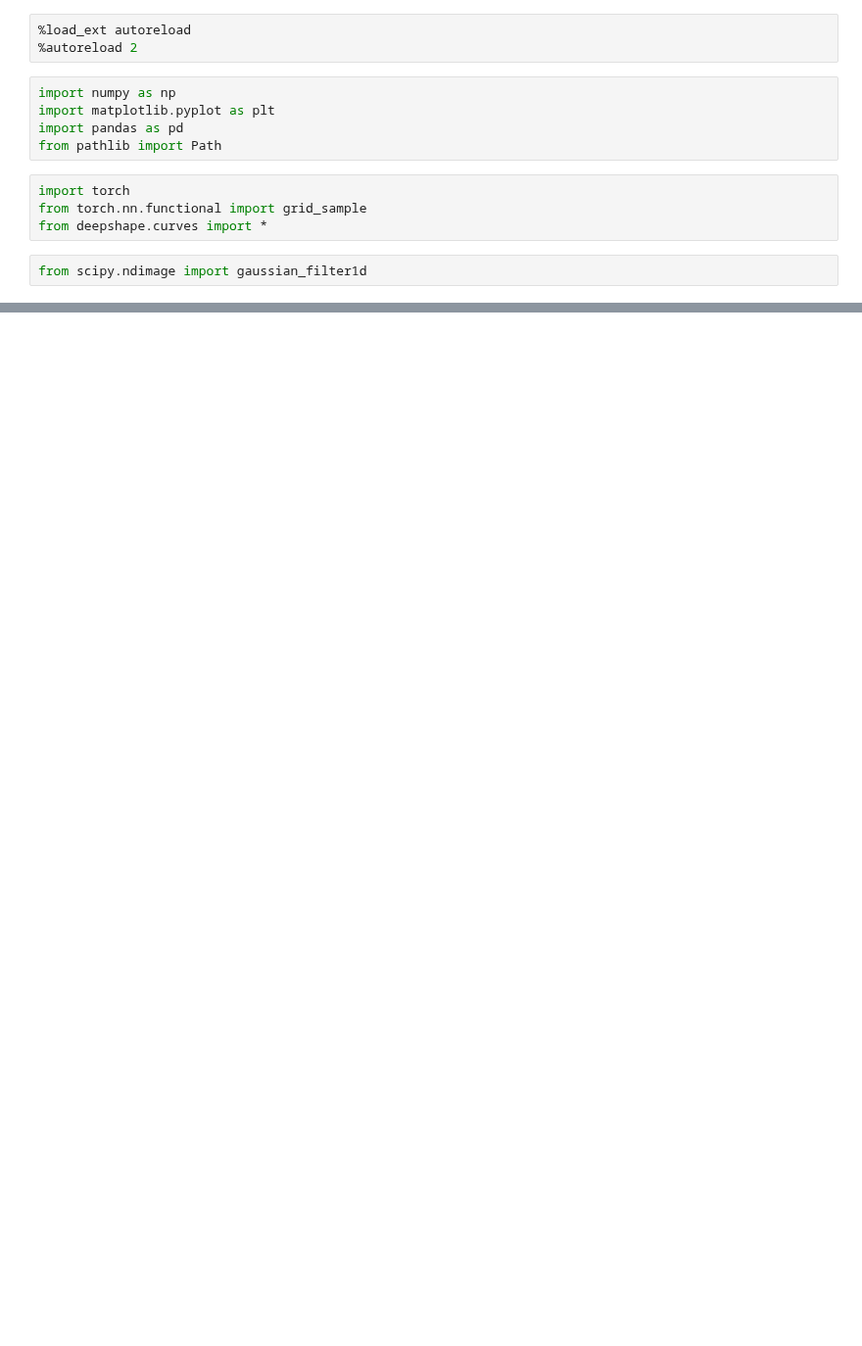
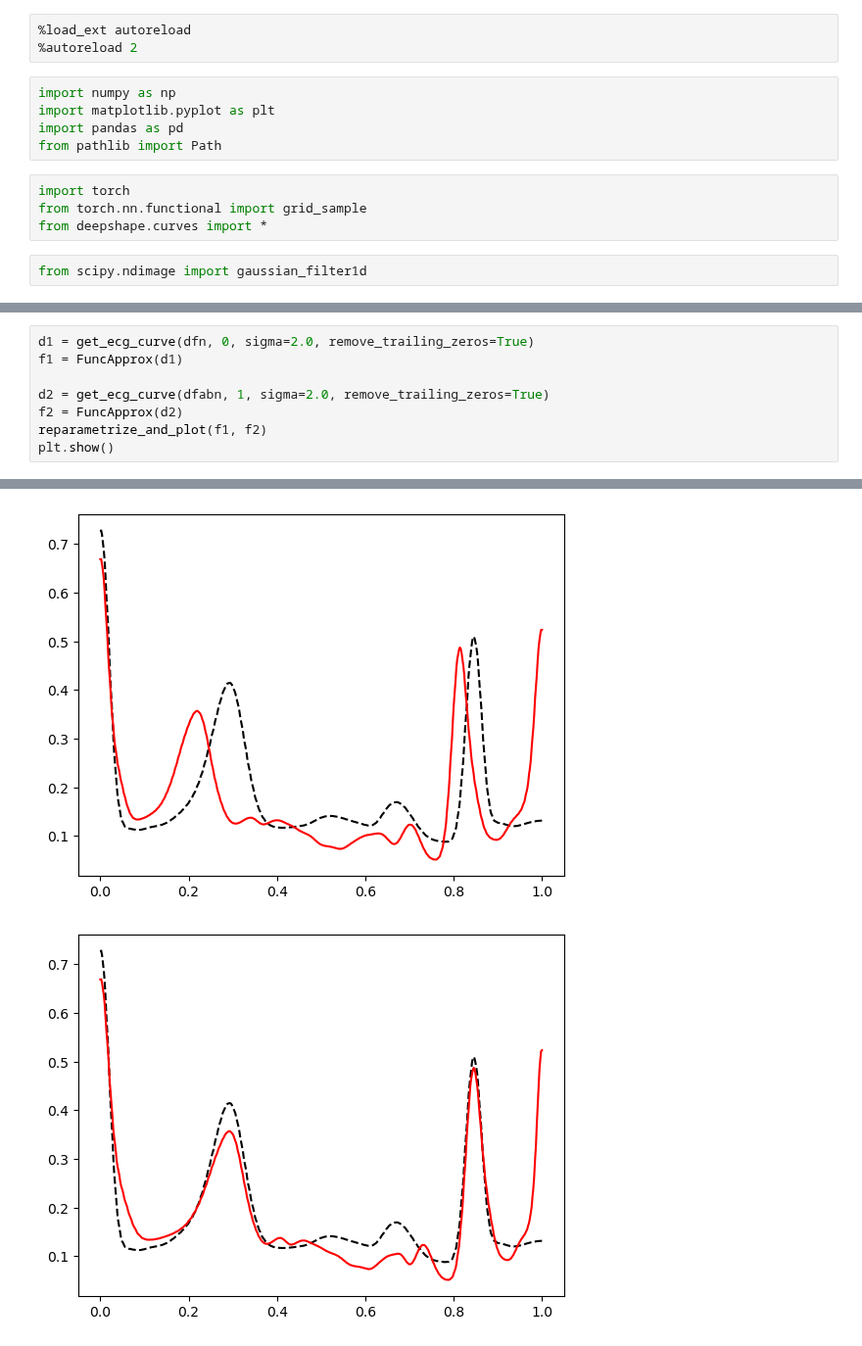
Before and after one commit to jorgenriseth/deepshape, a Jupyter notebook: notebooks/Heartbeat.ipynb, the cells around one changed output, grey strips where cells are left out. Shown at 98% size. Saved outputs shown, nothing was run; the diff lists cells and outputs as text; blank space fills up the shorter version.

```diff
--- a/notebooks/Heartbeat.ipynb
+++ b/notebooks/Heartbeat.ipynb
@@ -175,0 +160,9 @@ NameError: name 'x' is not defined
+# %%
+d1 = get_ecg_curve(dfn, 0, sigma=2.0, remove_trailing_zeros=True)
+f1 = FuncApprox(d1)
+
+d2 = get_ecg_curve(dfabn, 1, sigma=2.0, remove_trailing_zeros=True)
+f2 = FuncApprox(d2)
+reparametrize_and_plot(f1, f2)
+plt.show()
+# %% [output]
@@ -175,0 +187,2 @@ NameError: name 'x' is not defined
+[figure, added]
+[figure, added]
```
Also changed, not shown: parts of 7 cells of this notebook, 2 other files.
